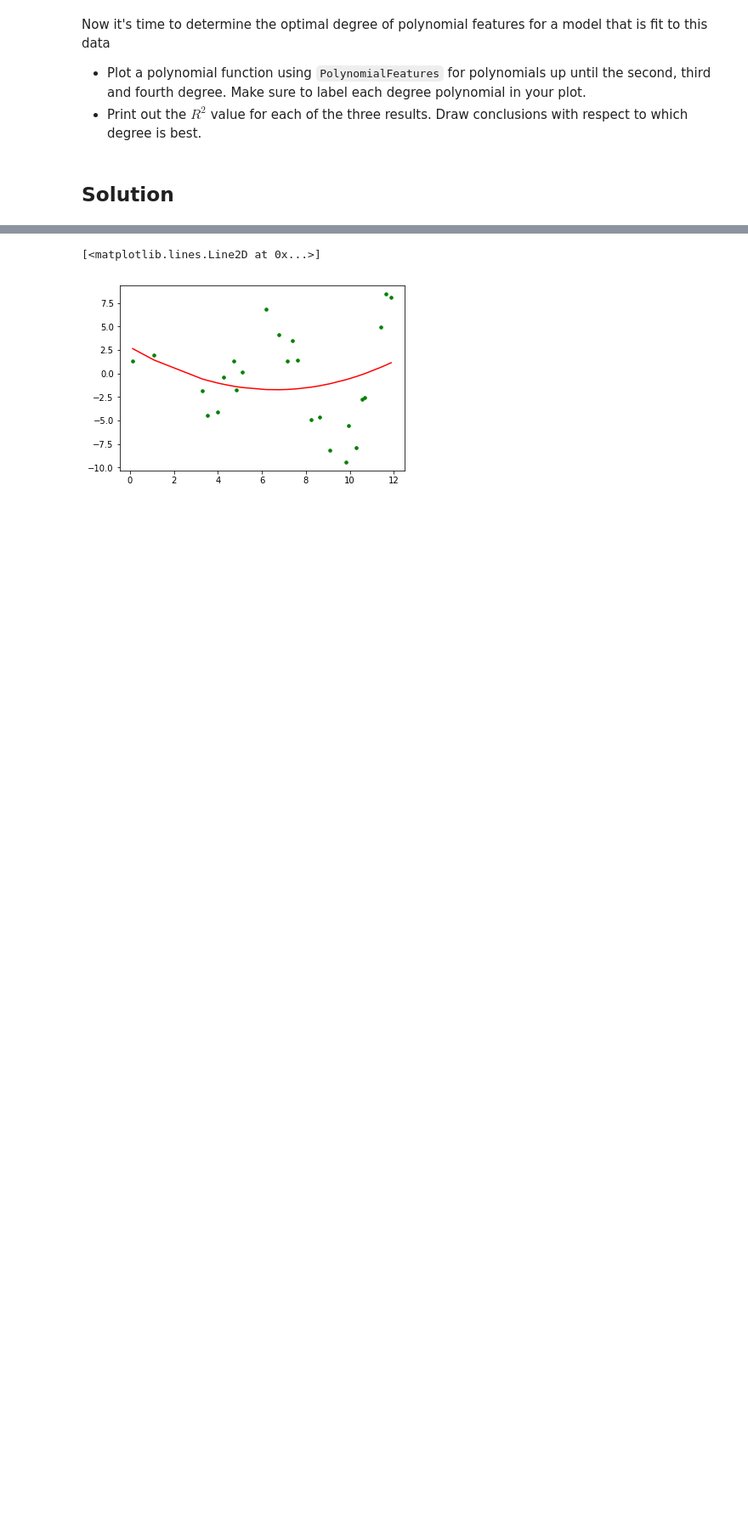
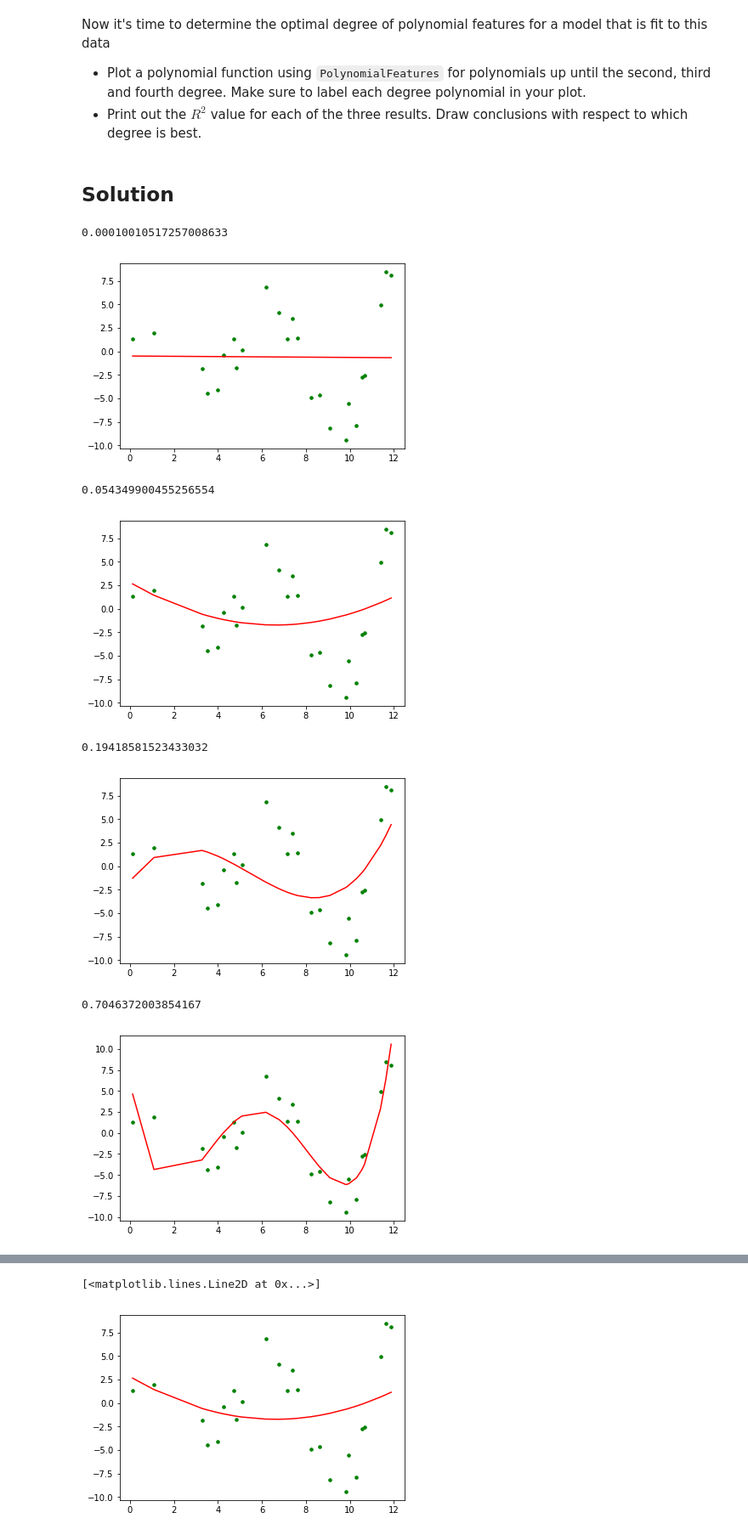
Before and after one commit to ortsed/dsc-polynomial-regression-lab-dc-ds-career-042219, a Jupyter notebook: index.ipynb, the cells around one changed output, grey strips where cells are left out. Shown at 85% size. Drawn from its saved outputs; the diff is of its cells as text; code cells hidden in the pictures; blank space fills up the shorter version.

```diff
--- a/index.ipynb
+++ b/index.ipynb
@@ -45,10 +45,19 @@ from sklearn.linear_model import LinearRegression
 # %%
 for scale in range(1,9):
     poly = PolynomialFeatures(scale)
     x_fit = poly.fit_transform(x.reshape(-1, 1), y)
     reg_poly = LinearRegression().fit(x_fit, y)
     y_pred = reg_poly.predict(x_fit)
-    reg_poly.
+    print(reg_poly.score(x_fit, y))
     plt.scatter(x, y, color='green', s=50, marker='.')
     plt.plot(x, y_pred, color='red')
     plt.show()
+# %% [output]
+0.00010010517257008633
+[figure, added]
+0.054349900455256554
+[figure, added]
+0.19418581523433032
+[figure, added]
+0.7046372003854167
+[figure, added]
```
Also changed, not shown: parts of 1 cell of this notebook.
